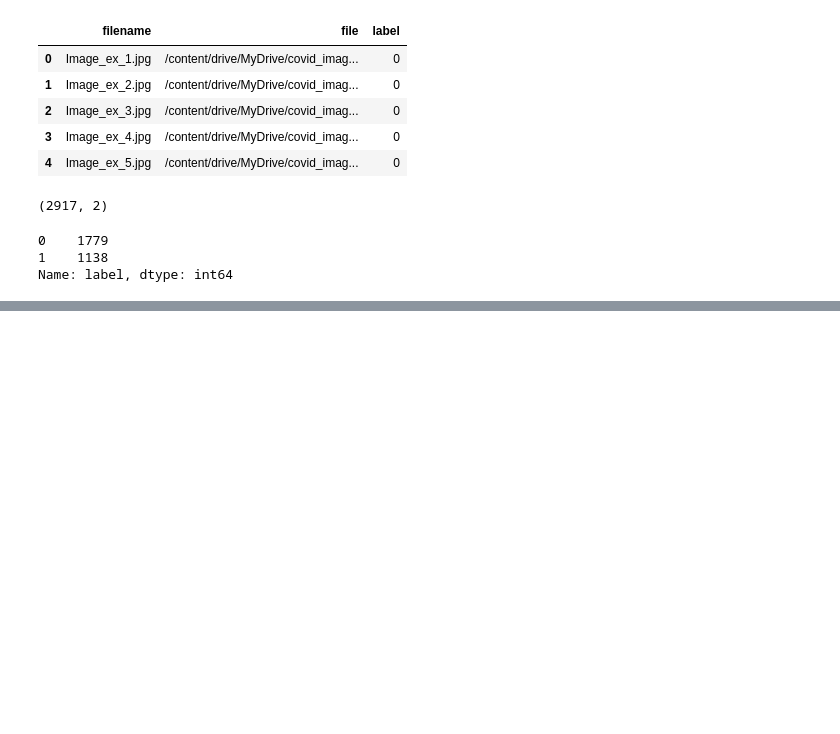
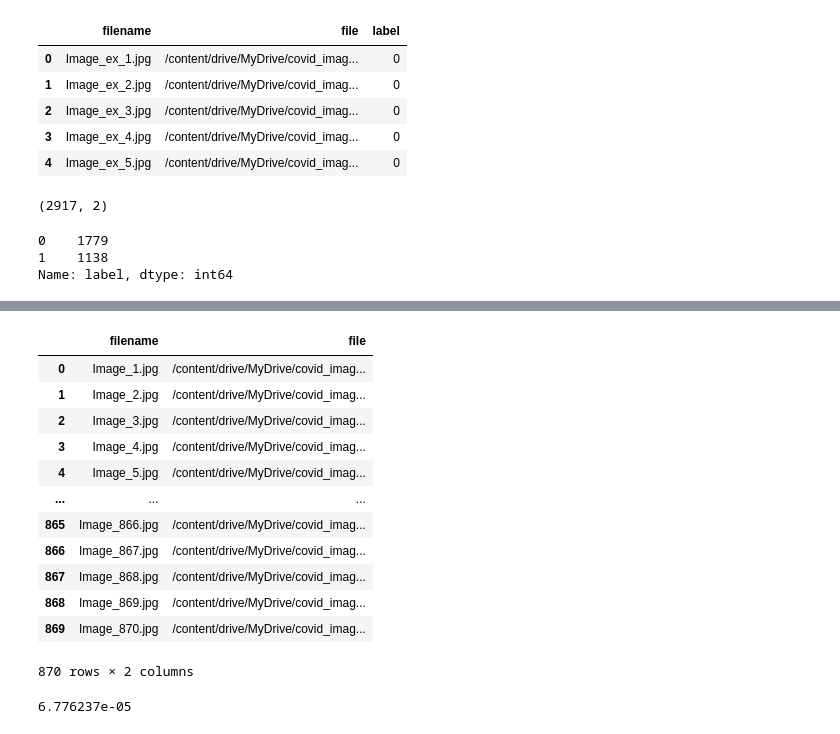
Before and after one commit to bhanuteja2001/COVID-19-XrayDetection, a Jupyter notebook: Model.ipynb, the cells around one changed output, grey strips where cells are left out. Drawn from its saved outputs; the diff is of its cells as text; code cells hidden in the pictures; blank space fills up the shorter version.

```diff
--- a/Model.ipynb
+++ b/Model.ipynb
@@ -49,0 +169,3 @@ Train = df
+# %%
+df_testing = pd.read_csv('/content/drive/MyDrive/covid_image_data/Testing_set_covid.csv')
+df_testing.head()
@@ -49,0 +179,19 @@ Train = df
+# %%
+images_testing = [[fname, '/content/drive/MyDrive/covid_image_data/test/' + fname[:-4] + '.jpg'] for fname in df_testing['filename']]
+images_testing = pd.DataFrame(images_testing)
+images_testing.columns = ['filename', 'file']
+images_testing
+# %% [output]
+|  | filename | file |
+| 0 | Image_1.jpg | /content/drive/MyDrive/covid_imag... |
+| 1 | Image_2.jpg | /content/drive/MyDrive/covid_imag... |
+| 2 | Image_3.jpg | /content/drive/MyDrive/covid_imag... |
+| 3 | Image_4.jpg | /content/drive/MyDrive/covid_imag... |
+| 4 | Image_5.jpg | /content/drive/MyDrive/covid_imag... |
+| ... | ... | ... |
+| 865 | Image_866.jpg | /content/drive/MyDrive/covid_imag... |
+| 866 | Image_867.jpg | /content/drive/MyDrive/covid_imag... |
+| 867 | Image_868.jpg | /content/drive/MyDrive/covid_imag... |
+| 868 | Image_869.jpg | /content/drive/MyDrive/covid_imag... |
+| 869 | Image_870.jpg | /content/drive/MyDrive/covid_imag... |
+870 rows × 2 columns
@@ -49,0 +210,4 @@ Train = df
+# %%
+pd.DataFrame(prediction)[1][0]
+# %% [output]
+6.776237e-05
```
Also changed, not shown: parts of 7 cells of this notebook.
